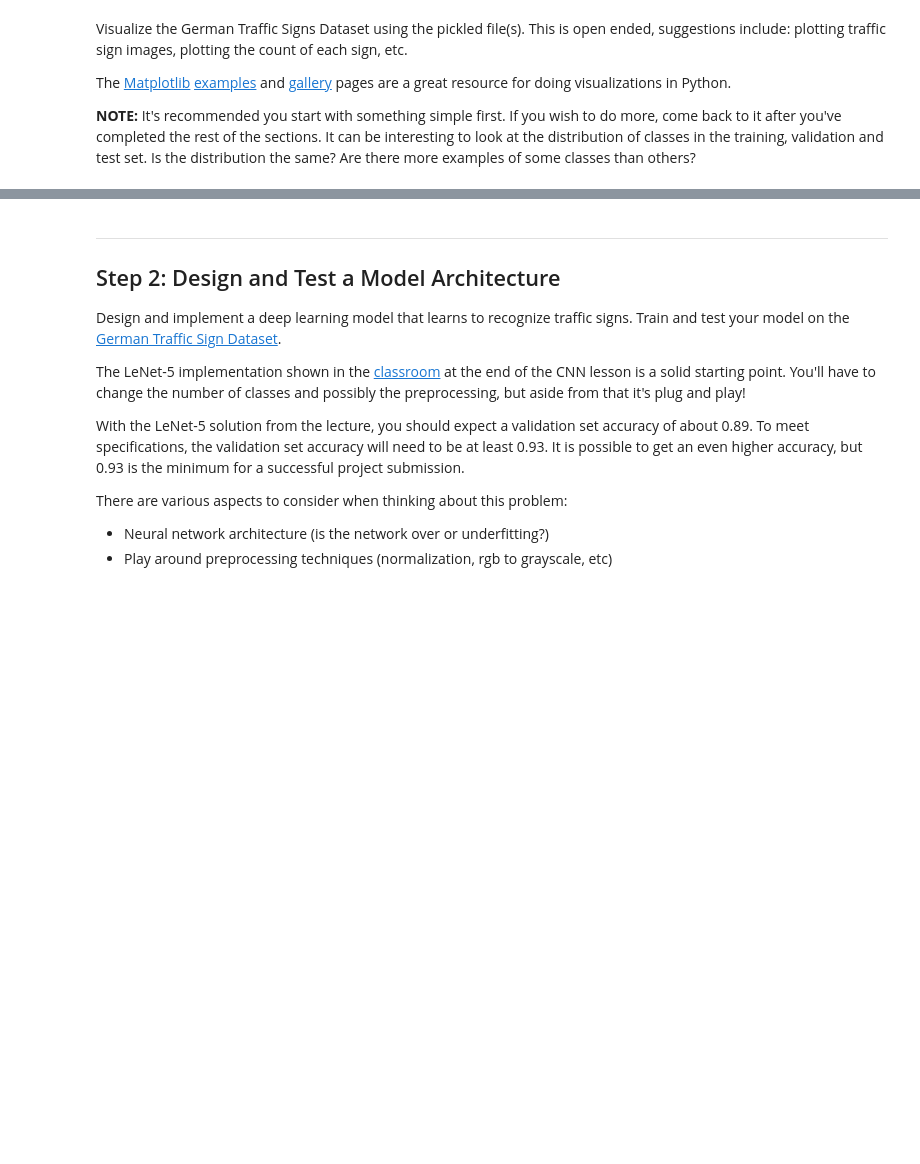
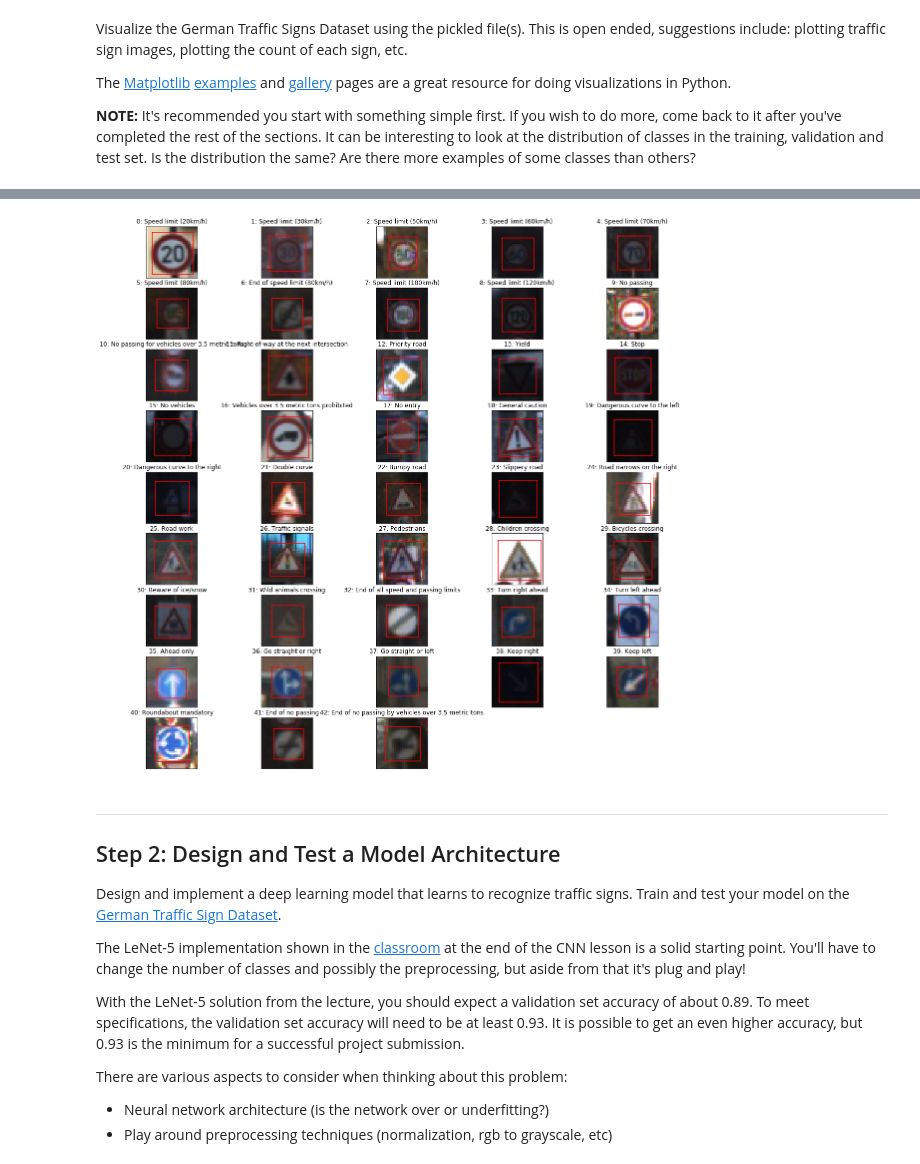
Before and after one commit to ysono/CarND-T1P2-Traffic-Sign-Classifier-Project, a Jupyter notebook: Traffic_Sign_Classifier.ipynb, the cells around one changed output, grey strips where cells are left out. Saved outputs shown, nothing was run; the diff lists cells and outputs as text; code cells hidden in the pictures; blank space fills up the shorter version.

```diff
--- a/Traffic_Sign_Classifier.ipynb
+++ b/Traffic_Sign_Classifier.ipynb
@@ -118,30 +109,46 @@ with open('signnames.csv') as signnames:
     for class_id, sign_name in reader:
         class_id_to_sign_name[int(class_id)] = sign_name
 # %%
+import numpy as np
+import math
+
 def visualize_dataset(dataset, **imshow_options):
     '''`dataset` must be a dict containing "features" and "labels", and optionally "sizes" and "coords"'''
 
-    figs = []
+    len_dataset = len(dataset['labels'])
+    ncols = 5
+    nrows = math.ceil(len_dataset / ncols)
 
-    for f, l in zip(dataset['features'], dataset['labels']):
-        figs.append(plt.figure())
+    fig, axes = plt.subplots(ncols=ncols, nrows=nrows, figsize=(20, 20)) # , gridspec_kw = {'wspace':2, 'hspace':2})
+    axes = axes.reshape(-1)
+    for ax in axes[len_dataset:]:
+        ax.set_aspect("equal") # b/c imshow uses equal
+        ax.remove()
 
-        plt.imshow(f, **imshow_options)
-        plt.title('{}: {}'.format(l, class_id_to_sign_name[l]))
+    for f, l, ax in zip(dataset['features'], dataset['labels'], axes):
+        ax.imshow(f, **imshow_options)
+        ax.get_xaxis().set_visible(False)
+        ax.get_yaxis().set_visible(False)
+        ax.set_title('{}: {}'.format(l, class_id_to_sign_name[l]))
 
-    for s, c, fig in zip(dataset.get('sizes', []), dataset.get('coords', []), figs):
-        plt.figure(fig.number)
-
+    for s, c, ax in zip(dataset.get('sizes', []), dataset.get('coords', []), axes):
         w, h = s
         x1, y1, x2, y2 = c
         x1, x2 = float(x1) / w * image_dim, float(x2) / w * image_dim
         y1, y2 = float(y1) / h * image_dim, float(y2) / h * image_dim
-        plt.plot([x1, x1, x2, x2, x1], [y1, y2, y2, y1, y1], 'r')
+        ax.plot([x1, x1, x2, x2, x1], [y1, y2, y2, y1, y1], 'r')
 
-    return figs
+def sample_dataset_by_uniq_classes(dataset):
+    indexes = []
+    for class_id in sorted(uniq_classes):
+        indexes.append(np.argwhere(dataset['labels'] == class_id)[0][0])
 
-def sample_dataset(dataset, interval):
-    '''`dataset` must be a dict containing all of "features", "labels", "sizes", or "coords"'''
+    result = {}
+    for k in ['features', 'labels', 'sizes', 'coords']:
+        result[k] = dataset[k][indexes]
+    return result
+
+def sample_dataset_by_interval(dataset, interval):
     result = {}
     for k in ['features', 'labels', 'sizes', 'coords']:
         result[k] = dataset[k][::interval]
@@ -161,3 +156,7 @@ figs_garbage.extend(visualize_dataset(sample_dataset(train_dataset, 4000)))
+# %%
+visualize_dataset(sample_dataset_by_uniq_classes(train_dataset))
+# %% [output]
+[figure, added]
 # %% [markdown]
 ----
 
```
Also changed, not shown: parts of 30 cells of this notebook, 1 other file.
